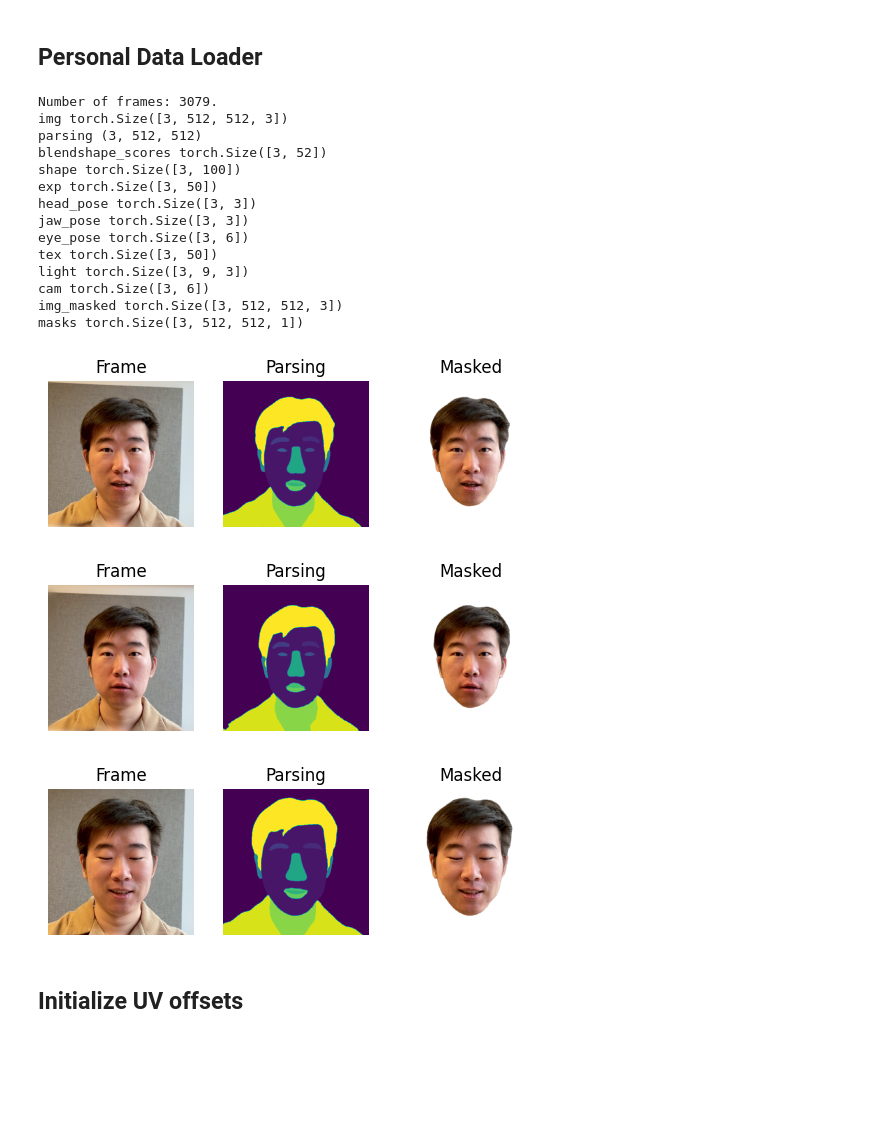
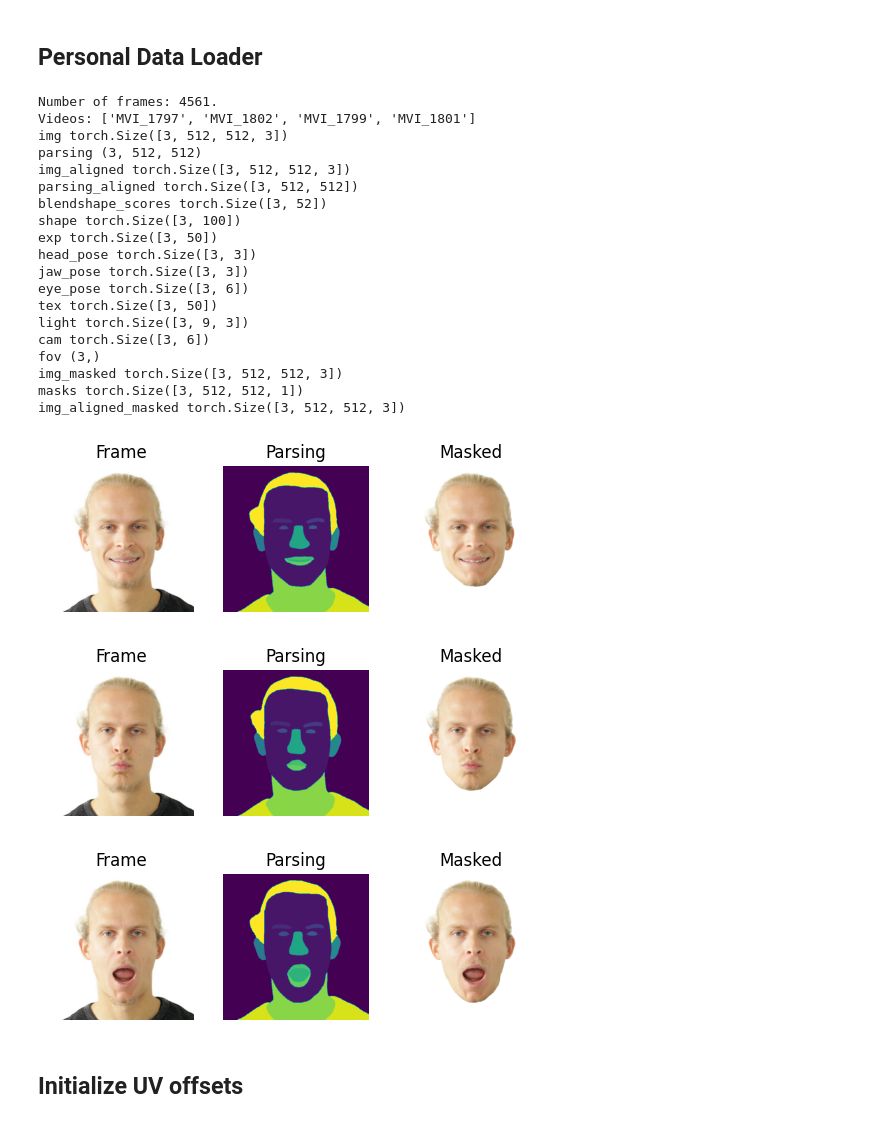
Before and after one commit to PeizhiYan/gaussian-dejavu, a Jupyter notebook: examples/Personalize-Avatar-step-by-step.ipynb, the cells around one changed output. Cells and saved outputs as stored; diff of their text form; code cells hidden in the pictures; blank space fills up the shorter version.

```diff
--- a/examples/Personalize-Avatar-step-by-step.ipynb
+++ b/examples/Personalize-Avatar-step-by-step.ipynb
@@ -45,44 +45,53 @@ Gaussian DejaVu Framework Created.
 # Please first follow the flame-head-tracker to reconstruct the FLAME parameters
 # https://github.com/PeizhiYan/flame-head-tracker
 
-dataset_path = '/mnt/data4_hdd/peizhi/Datasets/inhouse-blendshapes/Peizhi-Demo-v3.4'
+# dataset_path = '/mnt/data4_hdd/peizhi/Datasets/inhouse-blendshapes/Peizhi-Demo-v4.1-photometric'
+# dataset_path = '/mnt/data4_hdd/peizhi/Datasets/avatar-datasets-processed/IMAvatar_tracker_4.1/subject1'
+dataset_path = '/mnt/data4_hdd/peizhi/Datasets/avatar-datasets-processed/IMAvatar_tracker_4.1/subject2'
 personal_dataloader = PersonalDataLoader(dataset_path=dataset_path, device=device, shuffle=True)
+
+print('Videos:', list(personal_dataloader.meta_data.keys()))
 
 batch_data = personal_dataloader.next_random_batch(batch_size=3)
 
 for key in batch_data:
     try:
         print(key, batch_data[key].shape)
     except:
         pass
 
 for i in range(len(batch_data['fid'])):
     plt.figure()
     plt.subplot(1,3,1)
     plt.imshow(batch_data['img'][i].detach().cpu()); plt.axis('off'); plt.title('Frame')
     plt.subplot(1,3,2)
     plt.imshow(batch_data['parsing'][i]); plt.axis('off'); plt.title('Parsing')
     plt.subplot(1,3,3)
     plt.imshow(batch_data['img_masked'][i].detach().cpu()); plt.axis('off'); plt.title('Masked')
     plt.show()
 # %% [output]
-Number of frames: 3079.
+Number of frames: 4561.
+Videos: ['MVI_1797', 'MVI_1802', 'MVI_1799', 'MVI_1801']
 img torch.Size([3, 512, 512, 3])
 parsing (3, 512, 512)
+img_aligned torch.Size([3, 512, 512, 3])
+parsing_aligned torch.Size([3, 512, 512])
 blendshape_scores torch.Size([3, 52])
 shape torch.Size([3, 100])
 exp torch.Size([3, 50])
 head_pose torch.Size([3, 3])
 jaw_pose torch.Size([3, 3])
 eye_pose torch.Size([3, 6])
 tex torch.Size([3, 50])
 light torch.Size([3, 9, 3])
 cam torch.Size([3, 6])
+fov (3,)
 img_masked torch.Size([3, 512, 512, 3])
 masks torch.Size([3, 512, 512, 1])
+img_aligned_masked torch.Size([3, 512, 512, 3])
-[figure, old version]
+[figure, new version]
-[figure, old version]
+[figure, new version]
-[figure, old version]
+[figure, new version]
 # %% [markdown]
 ## Initialize UV offsets
 # %%
```
Also changed, not shown: parts of 6 cells of this notebook, 7 other files.
